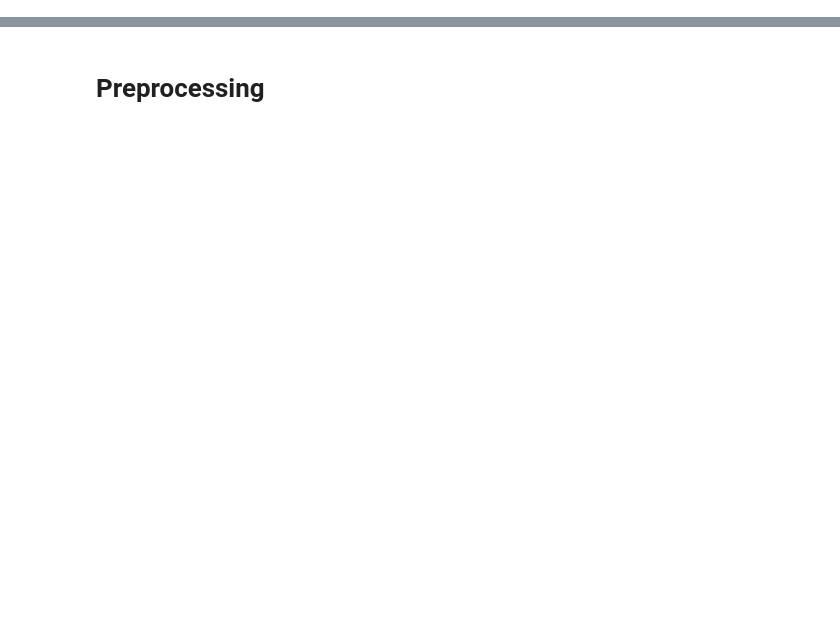
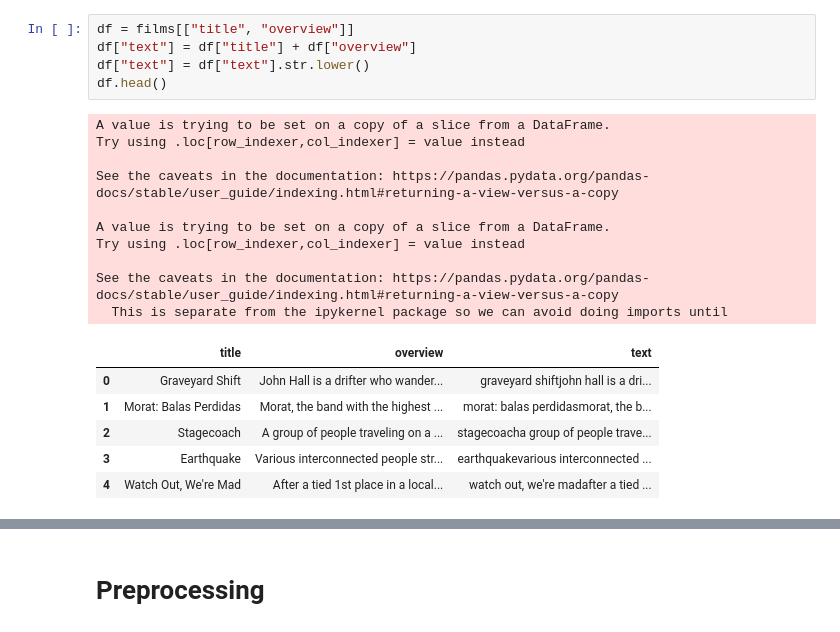
Before and after one commit to YounSooKimTech/NLP_teamproject, a Jupyter notebook: IMDB_dataset.ipynb, the cells around one changed output, grey strips where cells are left out. Saved outputs shown, nothing was run; the diff lists cells and outputs as text; blank space fills up the shorter version.

```diff
--- a/IMDB_dataset.ipynb
+++ b/IMDB_dataset.ipynb
@@ -22,0 +32,22 @@ len(films)
+# %%
+df = films[["title", "overview"]]
+df["text"] = df["title"] + df["overview"]
+df["text"] = df["text"].str.lower()
+df.head()
+# %% [output]
+A value is trying to be set on a copy of a slice from a DataFrame.
+Try using .loc[row_indexer,col_indexer] = value instead
+
+See the caveats in the documentation: https://pandas.pydata.org/pandas-docs/stable/user_guide/indexing.html#returning-a-view-versus-a-copy
+
+A value is trying to be set on a copy of a slice from a DataFrame.
+Try using .loc[row_indexer,col_indexer] = value instead
+
+See the caveats in the documentation: https://pandas.pydata.org/pandas-docs/stable/user_guide/indexing.html#returning-a-view-versus-a-copy
+  This is separate from the ipykernel package so we can avoid doing imports until
+|  | title | overview | text |
+| 0 | Graveyard Shift | John Hall is a drifter who wander... | graveyard shiftjohn hall is a dri... |
+| 1 | Morat: Balas Perdidas | Morat, the band with the highest ... | morat: balas perdidasmorat, the b... |
+| 2 | Stagecoach | A group of people traveling on a ... | stagecoacha group of people trave... |
+| 3 | Earthquake | Various interconnected people str... | earthquakevarious interconnected ... |
+| 4 | Watch Out, We're Mad | After a tied 1st place in a local... | watch out, we're madafter a tied ... |
```
Also changed, not shown: parts of 14 cells of this notebook.
